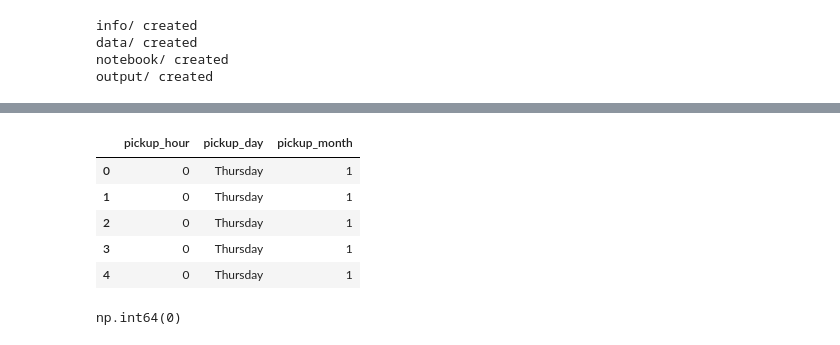
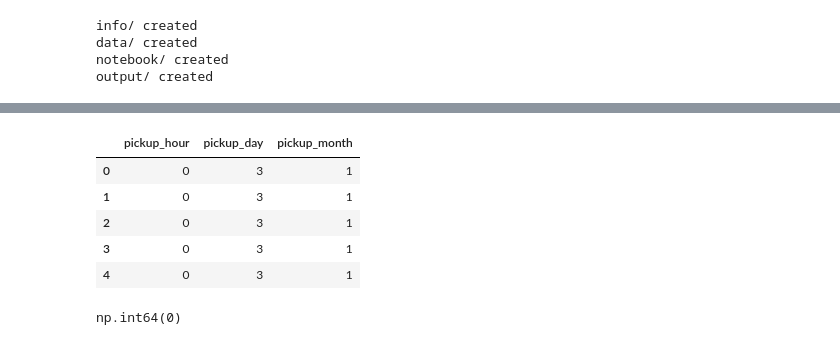
Before and after one commit to sogandghiami/Uber_taxi, a Jupyter notebook: nyc_yellow_taxi_analysis.ipynb, the cells around one changed output, grey strips where cells are left out. Drawn from its saved outputs; the diff is of its cells as text; code cells hidden in the pictures.

```diff
--- a/nyc_yellow_taxi_analysis.ipynb
+++ b/nyc_yellow_taxi_analysis.ipynb
@@ -108,16 +110,16 @@ df_c['tpep_dropoff_datetime'] = pd.to_datetime(df_c['tpep_dropoff_datetime'])
 # %%
 df_c['trip_duration_minutes'] = (df_c['tpep_dropoff_datetime'] - df_c['tpep_pickup_datetime']).dt.total_seconds() / 60
 df_c['pickup_hour'] = df_c['tpep_pickup_datetime'].dt.hour
-df_c['pickup_day'] = df_c['tpep_pickup_datetime'].dt.day_name()
+df_c['pickup_day'] = df_c['tpep_pickup_datetime'].dt.dayofweek
 df_c['pickup_month'] = df_c['tpep_pickup_datetime'].dt.month
 df_c[['pickup_hour','pickup_day','pickup_month']].head()
 # %% [output]
 |  | pickup_hour | pickup_day | pickup_month |
-| 0 | 0 | Thursday | 1 |
-| 1 | 0 | Thursday | 1 |
-| 2 | 0 | Thursday | 1 |
-| 3 | 0 | Thursday | 1 |
-| 4 | 0 | Thursday | 1 |
+| 0 | 0 | 3 | 1 |
+| 1 | 0 | 3 | 1 |
+| 2 | 0 | 3 | 1 |
+| 3 | 0 | 3 | 1 |
+| 4 | 0 | 3 | 1 |
 # %%
 df_c = df_c[df_c['trip_duration_minutes'] > 0]
 # %%
```
Also changed, not shown: parts of 8 cells of this notebook.
